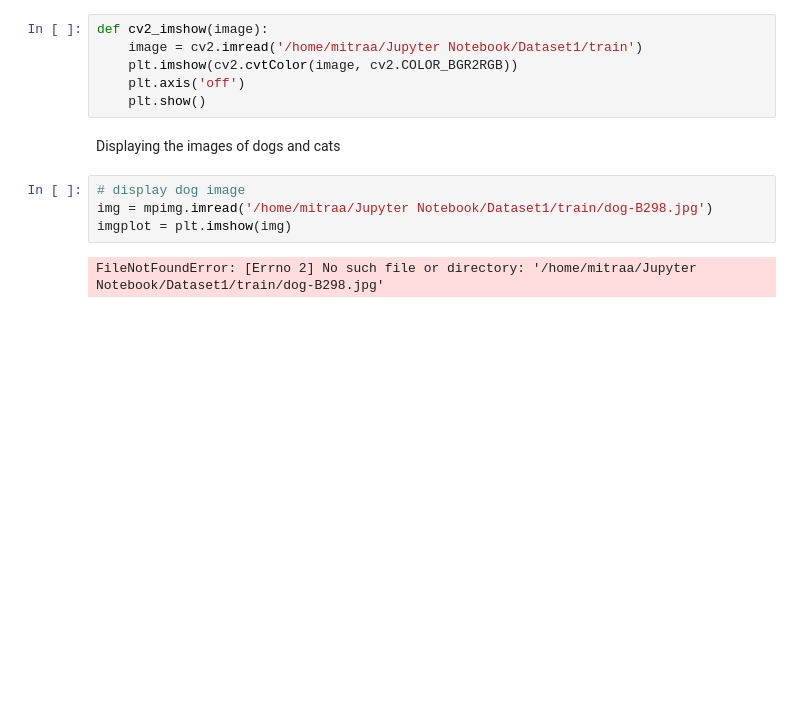
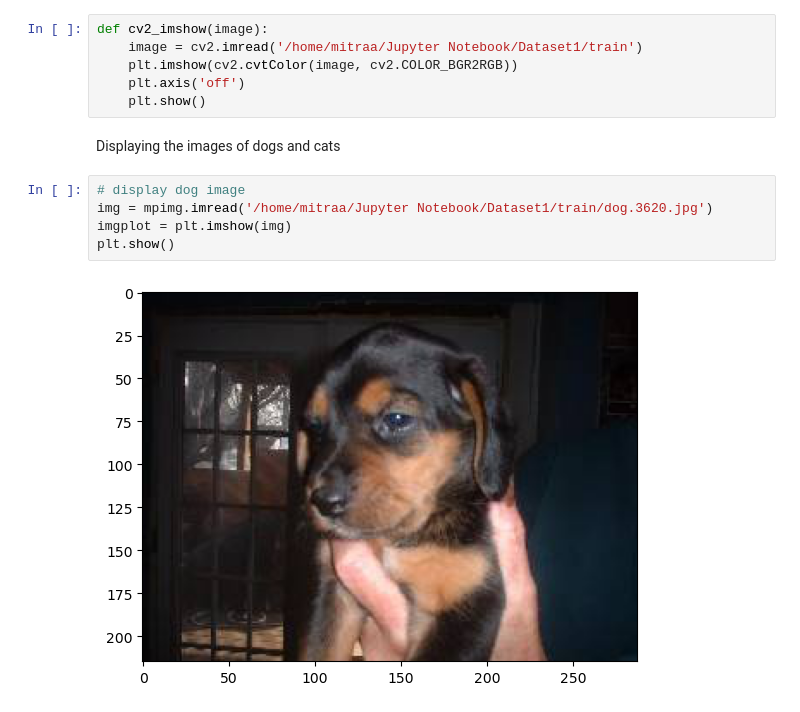
Before and after one commit to Nargesmohammadi/Dog-and-Cat-Classification-using-Transfer-learning-mobilenet-v2-, a Jupyter notebook: Dogs vs Cats classification using transfer learning.ipynb, the cells around one changed output. Saved outputs shown, nothing was run; the diff lists cells and outputs as text; blank space fills up the shorter version.

```diff
--- a/Dogs vs Cats classification using transfer learning.ipynb
+++ b/Dogs vs Cats classification using transfer learning.ipynb
@@ -33,7 +33,8 @@ def cv2_imshow(image):
 Displaying the images of dogs and cats
 # %%
 # display dog image
-img = mpimg.imread('/home/mitraa/Jupyter Notebook/Dataset1/train/dog-B298.jpg')
+img = mpimg.imread('/home/mitraa/Jupyter Notebook/Dataset1/train/dog.3620.jpg')
 imgplot = plt.imshow(img)
+plt.show()
 # %% [output]
-FileNotFoundError: [Errno 2] No such file or directory: '/home/mitraa/Jupyter Notebook/Dataset1/train/dog-B298.jpg'
+[figure, added]
```
Also changed, not shown: parts of 4 cells of this notebook.
